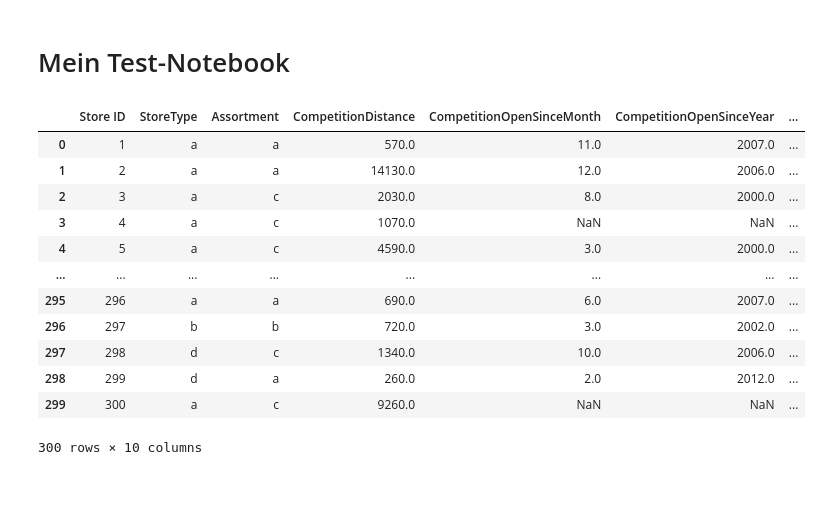
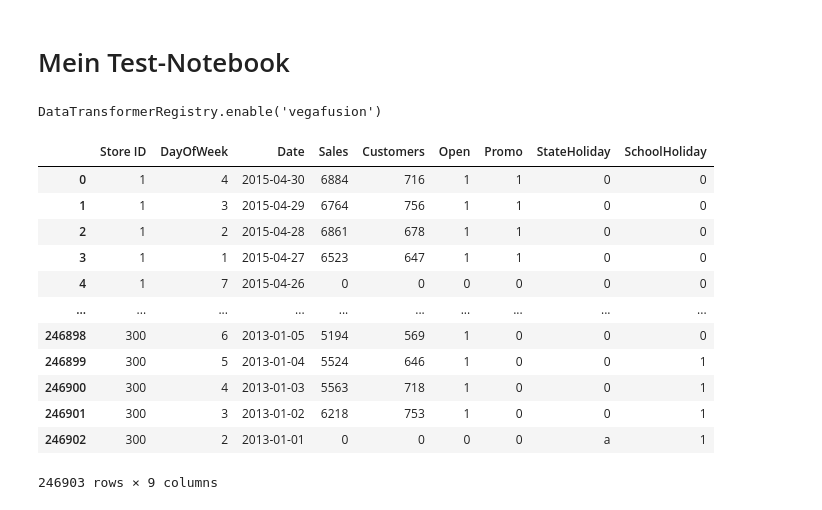
Before and after one commit to turulix/DMML1_Projekt, a Jupyter notebook: DMML1_Projekt_Test_Schwarz.ipynb, the cells around one changed output. Saved outputs shown, nothing was run; the diff lists cells and outputs as text; code cells hidden in the pictures.

```diff
--- a/DMML1_Projekt_Test_Schwarz.ipynb
+++ b/DMML1_Projekt_Test_Schwarz.ipynb
@@ -22,6 +28,10 @@ import matplotlib_inline
 matplotlib_inline.backend_inline.set_matplotlib_formats('svg')
 import logging
 logging.getLogger('matplotlib.font_manager').setLevel(level=logging.CRITICAL)
+# %%
+alt.data_transformers.enable("vegafusion")
+# %% [output]
+DataTransformerRegistry.enable('vegafusion')
 # %%
 dataframe = pd.read_csv('./atp_player_comp_list.csv', low_memory=False)
 # Wir entfernen einige Features um das Problem übersichtlicher zu machen
@@ -45,20 +55,24 @@ label = ''
 classes = dataframe[label].unique().tolist()
 print(f"Label classes: {classes}")
 # %%
-df_stores = pd.read_csv('./dmml1_stores.csv')
+df_stores = pd.read_csv('./data/dmml1_stores.csv')
+df_train = pd.read_csv('./data/dmml1_train.csv')
+df_test = pd.read_csv('./data/dmml1_test.csv')
+df_train['Date'] = pd.to_datetime(df_train['Date'], format='%Y-%m-%d')
+df_test['Date'] = pd.to_datetime(df_test['Date'], format='%Y-%m-%d')
 # %%
-df_stores
+df_train
 # %% [output]
-|  | Store ID | StoreType | Assortment | CompetitionDistance | CompetitionOpenSinceMonth | CompetitionOpenSinceYear | ... |
-| 0 | 1 | a | a | 570.0 | 11.0 | 2007.0 | ... |
-| 1 | 2 | a | a | 14130.0 | 12.0 | 2006.0 | ... |
-| 2 | 3 | a | c | 2030.0 | 8.0 | 2000.0 | ... |
-| 3 | 4 | a | c | 1070.0 | NaN | NaN | ... |
-| 4 | 5 | a | c | 4590.0 | 3.0 | 2000.0 | ... |
-| ... | ... | ... | ... | ... | ... | ... | ... |
-| 295 | 296 | a | a | 690.0 | 6.0 | 2007.0 | ... |
-| 296 | 297 | b | b | 720.0 | 3.0 | 2002.0 | ... |
-| 297 | 298 | d | c | 1340.0 | 10.0 | 2006.0 | ... |
-| 298 | 299 | d | a | 260.0 | 2.0 | 2012.0 | ... |
-| 299 | 300 | a | c | 9260.0 | NaN | NaN | ... |
+|  | Store ID | DayOfWeek | Date | Sales | Customers | Open | Promo | StateHoliday | SchoolHoliday |
+| 0 | 1 | 4 | 2015-04-30 | 6884 | 716 | 1 | 1 | 0 | 0 |
+| 1 | 1 | 3 | 2015-04-29 | 6764 | 756 | 1 | 1 | 0 | 0 |
+| 2 | 1 | 2 | 2015-04-28 | 6861 | 678 | 1 | 1 | 0 | 0 |
+| 3 | 1 | 1 | 2015-04-27 | 6523 | 647 | 1 | 1 | 0 | 0 |
+| 4 | 1 | 7 | 2015-04-26 | 0 | 0 | 0 | 0 | 0 | 0 |
+| ... | ... | ... | ... | ... | ... | ... | ... | ... | ... |
+| 246898 | 300 | 6 | 2013-01-05 | 5194 | 569 | 1 | 0 | 0 | 0 |
+| 246899 | 300 | 5 | 2013-01-04 | 5524 | 646 | 1 | 0 | 0 | 1 |
+| 246900 | 300 | 4 | 2013-01-03 | 5563 | 718 | 1 | 0 | 0 | 1 |
+| 246901 | 300 | 3 | 2013-01-02 | 6218 | 753 | 1 | 0 | 0 | 1 |
+| 246902 | 300 | 2 | 2013-01-01 | 0 | 0 | 0 | 0 | a | 1 |
-300 rows × 10 columns
+246903 rows × 9 columns
```
Also changed, not shown: parts of 18 cells of this notebook.
